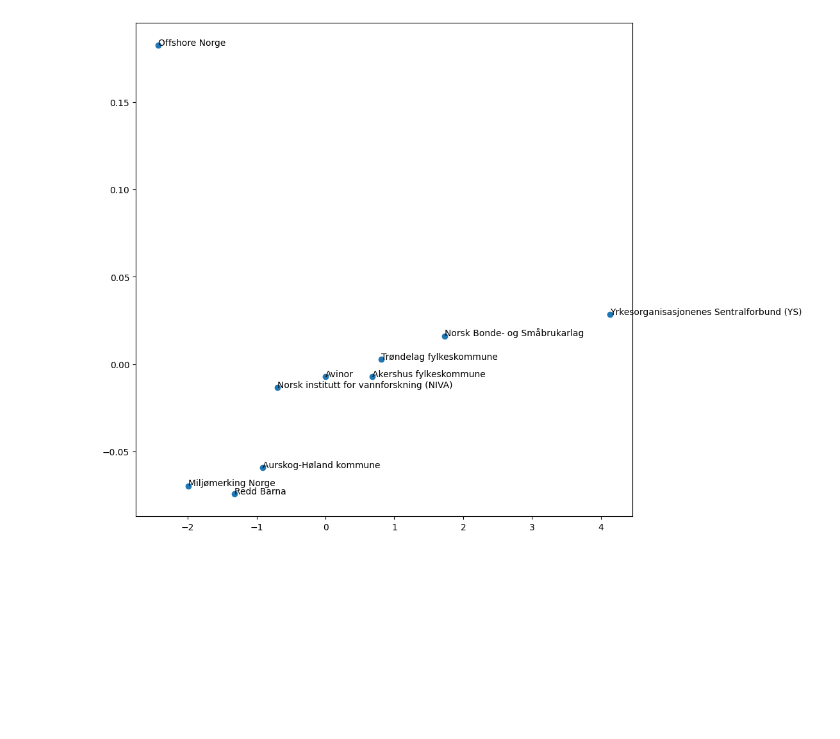
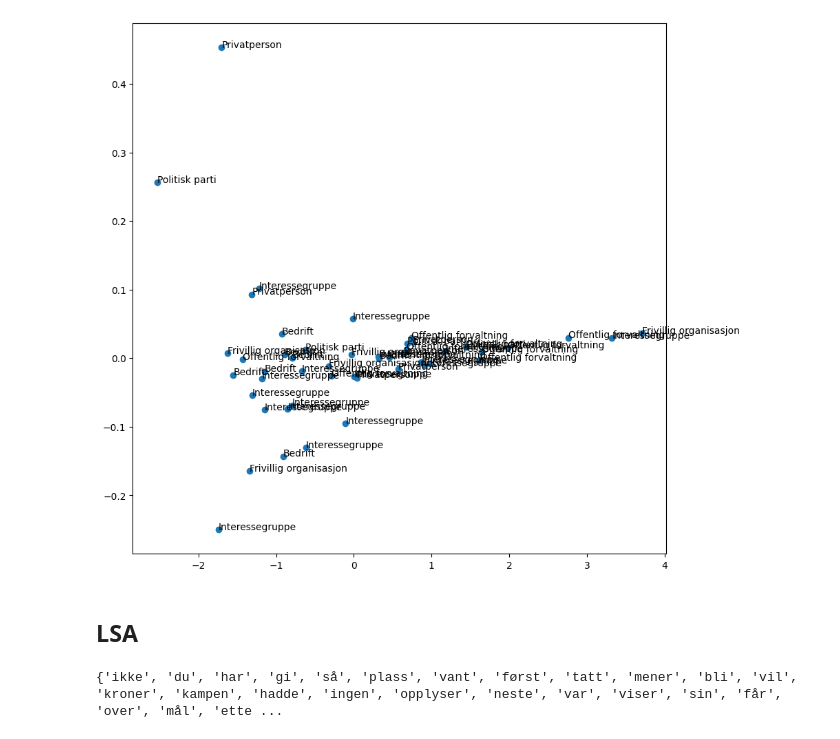
Before and after one commit to henriklarsen28/ArgumentMiningNOUs, a Jupyter notebook: src/notebooks/Sentiment_analysis.ipynb, the cells around one changed output. Saved outputs shown, nothing was run; the diff lists cells and outputs as text; code cells hidden in the pictures; blank space fills up the shorter version.

Commit message:
✨ feat: changed the column to text for both nou files

```diff
--- a/src/notebooks/Sentiment_analysis.ipynb
+++ b/src/notebooks/Sentiment_analysis.ipynb
@@ -8,10 +8,10 @@ import spacy
 # %%
 # Load the nou_hearings
 
-nou_hearings = pd.read_csv('../../dataset/nou_hearings_full.csv')
+nou_hearings = pd.read_csv('../../dataset/nou_hearings.csv')
 
 # Sample of the data
 
-nou_hearings_sample = nou_hearings.sample(10)
+nou_hearings_sample = nou_hearings.sample(50).reset_index(drop=True)
 nou_hearings_sample
 # %% [output]
@@ -44,7 +50,7 @@ def preprocess_text(text):
 nlp = spacy.load('nb_core_news_md')
 
 
-tokenized_docs = [preprocess_text(doc) for doc in nou_hearings_sample["paragraph"]]
+tokenized_docs = [preprocess_text(doc) for doc in nou_hearings_sample["text"]]
 
 tagged_docs = [TaggedDocument(words=doc, tags=[str(i)]) for i, doc in enumerate(tokenized_docs)]
 
@@ -54,15 +60,17 @@ model.train(tagged_docs, total_examples=model.corpus_count, epochs=model.epochs)
 # %%
 # Visualize the embeddings
 
 doc_vectors = [model.infer_vector(doc) for doc in tokenized_docs]
 
 pca = PCA(n_components=2)
 doc_vec_2d = pca.fit_transform(doc_vectors)
 
 plt.figure(figsize=(10, 10))
 plt.scatter(doc_vec_2d[:, 0], doc_vec_2d[:, 1])
 
-for i, actor in enumerate(nou_hearings_sample["actor"]):
+for i, actor in enumerate(nou_hearings_sample["actor_label"]):
     plt.annotate(actor, (doc_vec_2d[i, 0], doc_vec_2d[i, 1]))
 # %% [output]
-[figure, old version]
+[figure, new version]
+# %% [markdown]
+## LSA
@@ -68,0 +82,8 @@ for i, actor in enumerate(nou_hearings_sample["actor"]):
+# %%
+# Get stopwords
+nlp = spacy.load('nb_core_news_md')
+stopwords = nlp.Defaults.stop_words
+
+print(stopwords)
+# %% [output]
+{'ikke', 'du', 'har', 'gi', 'så', 'plass', 'vant', 'først', 'tatt', 'mener', 'bli', 'vil', 'kroner', 'kampen', 'hadde', 'ingen', 'opplyser', 'neste', 'var', 'viser', 'sin', 'får', 'over', 'mål', 'ette ...
```
Also changed, not shown: parts of 4 cells of this notebook, 2 other files.
